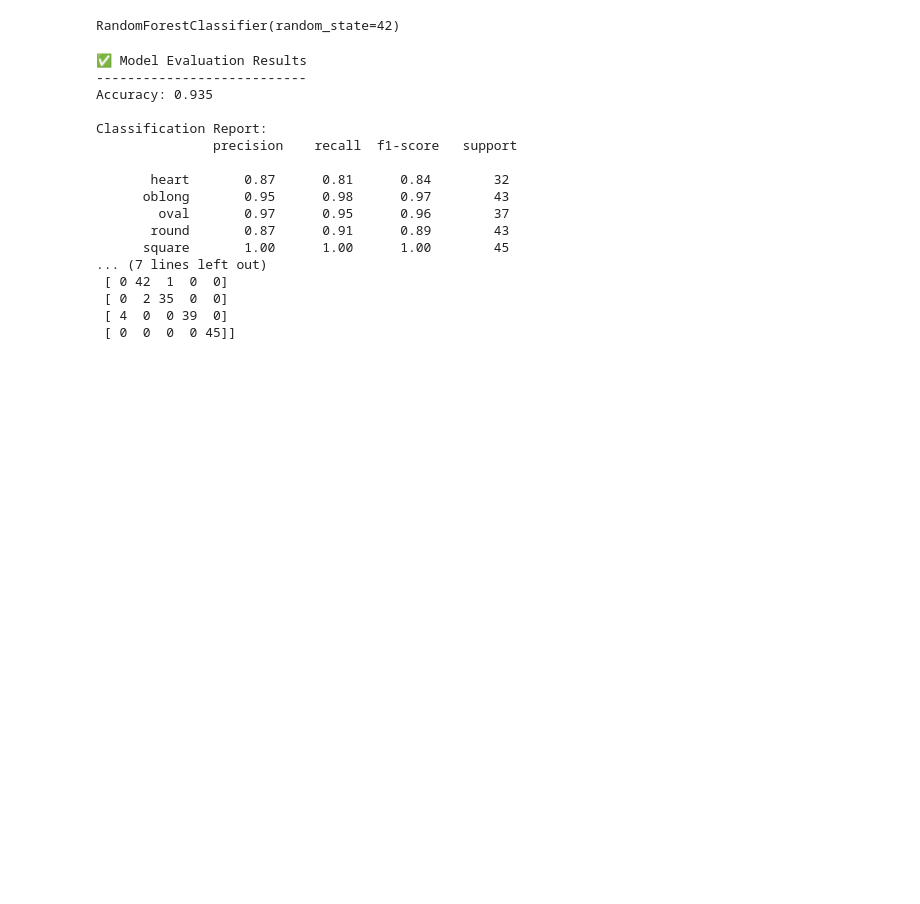
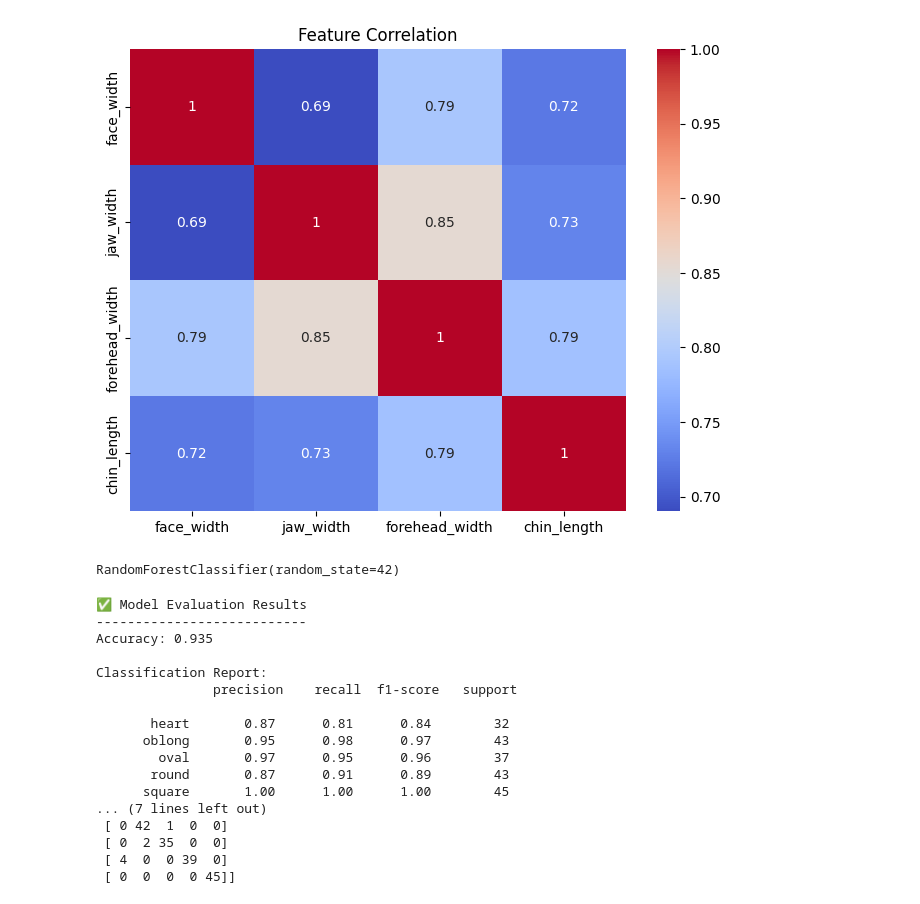
Before and after one commit to sunhesh12/face-shape-hairstyle-ml, a Jupyter notebook: notebooks/fc212008_nathasha/randomforest.ipynb, the cells around one changed output. Saved outputs shown, nothing was run; the diff lists cells and outputs as text; code cells hidden in the pictures; blank space fills up the shorter version.

```diff
--- a/notebooks/fc212008_nathasha/randomforest.ipynb
+++ b/notebooks/fc212008_nathasha/randomforest.ipynb
@@ -13 +69,9 @@ NameError: name 'pd' is not defined
+# %%
+plt.figure(figsize=(8,6))
+numeric_features = df.drop(['face_shape', 'best_hairstyle'], axis=1)
+sns.heatmap(numeric_features.corr(), annot=True, cmap='coolwarm')
+plt.title("Feature Correlation")
+plt.show()
+# %% [output]
+[figure, added]
 # %%
```
Also changed, not shown: parts of 19 cells of this notebook.
